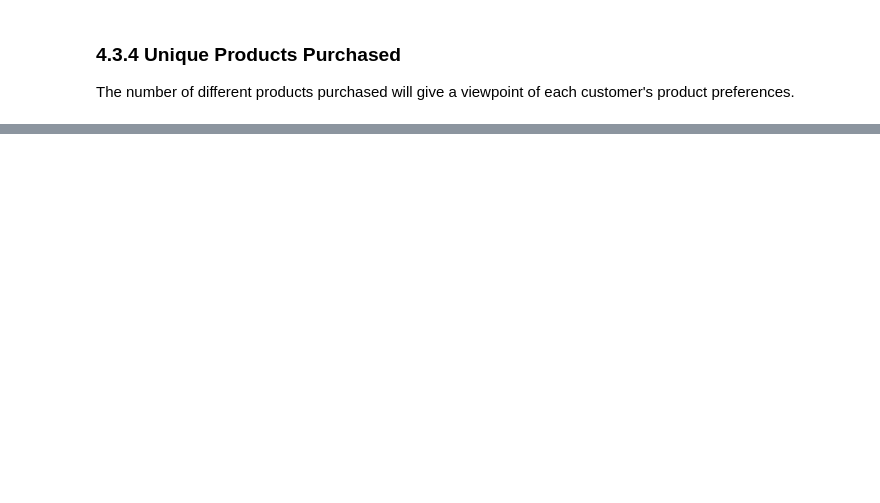
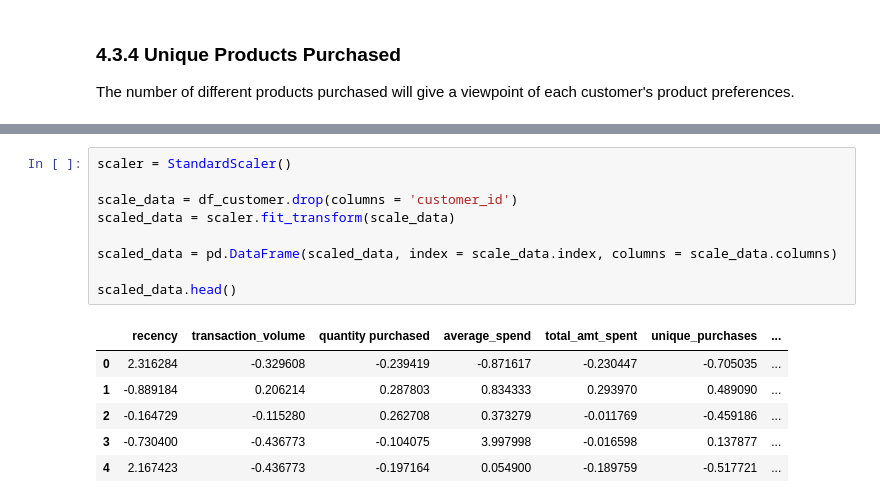
Before and after one commit to asoyewole/Customer-Segmentation-Project-for-a-Retail-Company, a Jupyter notebook: Segmentation and Recommendation project.ipynb, the cells around one changed output, grey strips where cells are left out. Cells and saved outputs as stored; diff of their text form; blank space fills up the shorter version.

```diff
--- a/Segmentation and Recommendation project.ipynb
+++ b/Segmentation and Recommendation project.ipynb
@@ -419,0 +431,16 @@ df.sort_values(by='cancelled_transaction', ascending=False).head(20)
+# %%
+scaler = StandardScaler()
+
+scale_data = df_customer.drop(columns = 'customer_id')
+scaled_data = scaler.fit_transform(scale_data)
+
+scaled_data = pd.DataFrame(scaled_data, index = scale_data.index, columns = scale_data.columns)
+
+scaled_data.head()
+# %% [output]
+|  | recency | transaction_volume | quantity purchased | average_spend | total_amt_spent | unique_purchases | ... |
+| 0 | 2.316284 | -0.329608 | -0.239419 | -0.871617 | -0.230447 | -0.705035 | ... |
+| 1 | -0.889184 | 0.206214 | 0.287803 | 0.834333 | 0.293970 | 0.489090 | ... |
+| 2 | -0.164729 | -0.115280 | 0.262708 | 0.373279 | -0.011769 | -0.459186 | ... |
+| 3 | -0.730400 | -0.436773 | -0.104075 | 3.997998 | -0.016598 | 0.137877 | ... |
+| 4 | 2.167423 | -0.436773 | -0.197164 | 0.054900 | -0.189759 | -0.517721 | ... |
```
Also changed, not shown: parts of 9 cells of this notebook.
